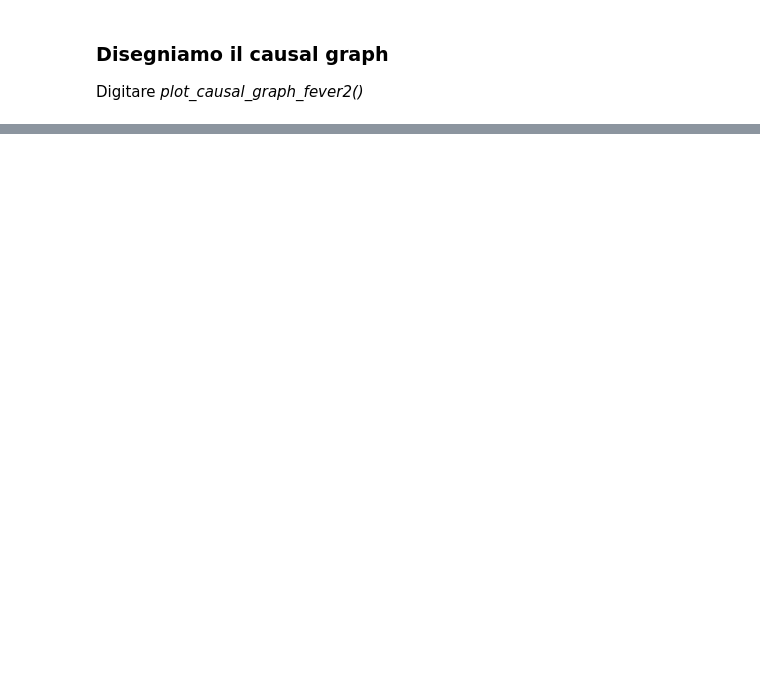
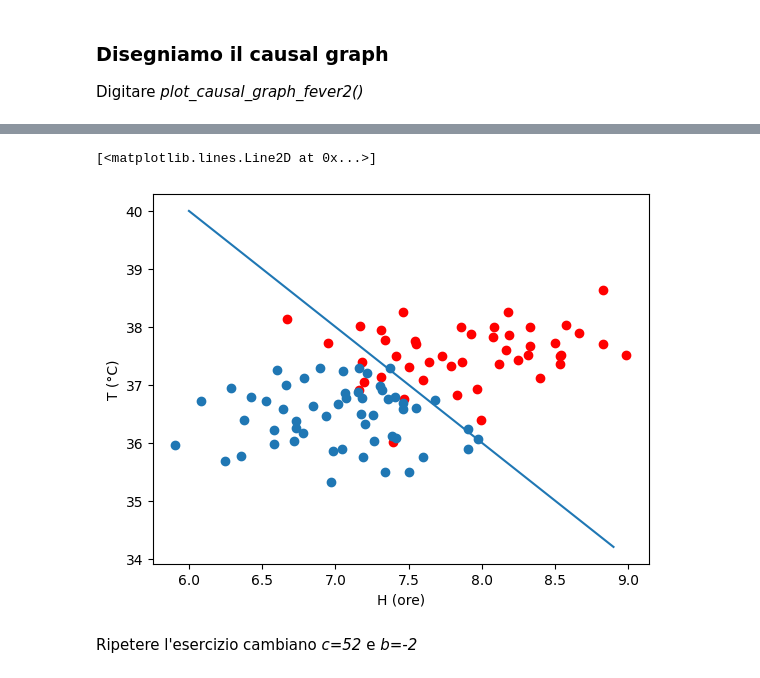
Before and after one commit to BiSPLab/polaris, a Jupyter notebook: lab.ipynb, the cells around one changed output, grey strips where cells are left out. Cells and saved outputs as stored; diff of their text form; code cells hidden in the pictures; blank space fills up the shorter version.

```diff
--- a/lab.ipynb
+++ b/lab.ipynb
@@ -227,0 +349,19 @@ plot_causal_graph_fever2()
+# %%
+def predici(H, T, a, b, c):
+    d = a*T + b*H + c
+    return d < 0
+
+def predici_febbre(H, T, a, b, c):
+    return predici(H, T, a, b, c) + 0.0
+
+a = -1
+b = -1
+c = 45
+
+a = -1
+b = -2
+c = 52
+
+Fp = predici_febbre(H, T, a, b, c)
+print(Fp)
+print(F)
@@ -227,0 +397,25 @@ plot_causal_graph_fever2()
+# %%
+def retta(H, a, b, c):
+    m = -(b/a)
+    q = -c/a
+    T = m*H + q
+    return T
+
+Hrange = np.arange(6, 9, 0.1)
+Trange = retta(Hrange, a, b, c)
+
+Tfebbre = T[F==1]
+Hfebbre = H[F==1]
+Tn = T[F==0]
+Hn = H[F==0]
+plt.scatter(Hfebbre, Tfebbre, color='r')
+plt.scatter(Hn, Tn)
+plt.xlabel('H (ore)')
+plt.ylabel('T (°C)')
+
+plt.plot(Hrange, Trange)
+# %% [output]
+[<matplotlib.lines.Line2D at 0x...>]
+[figure, added]
+# %% [markdown]
+Ripetere l'esercizio cambiano *c=52* e *b=-2*
```
Also changed, not shown: parts of 27 cells of this notebook, 2 other files.
